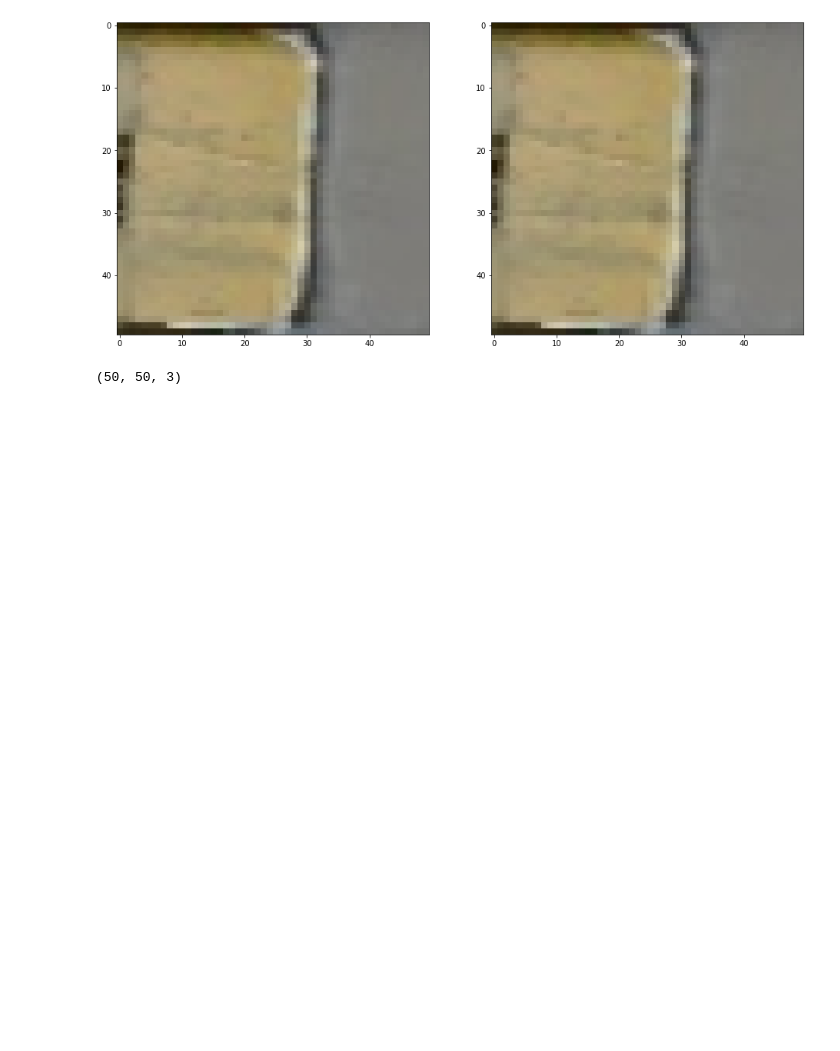
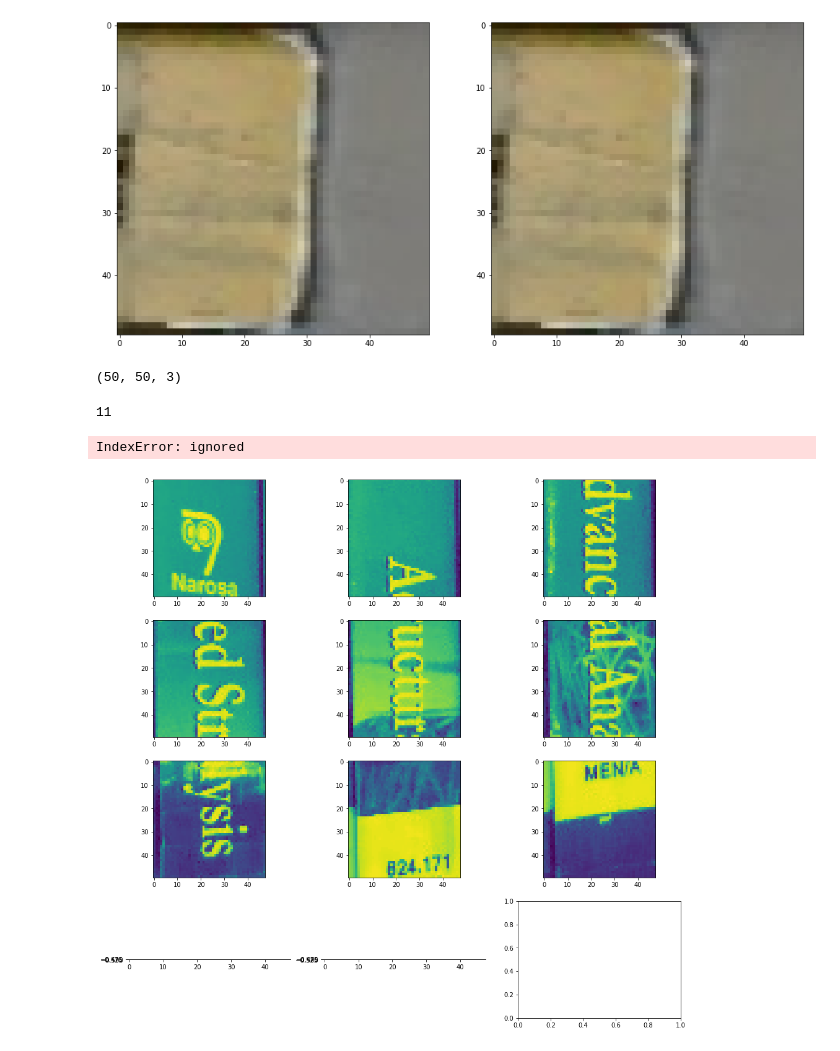
Before and after one commit to rohith033/oelp, a Jupyter notebook: bookdetection_cnn.ipynb, the cells around one changed output. Cells and saved outputs as stored; diff of their text form; code cells hidden in the pictures; blank space fills up the shorter version.

```diff
--- a/bookdetection_cnn.ipynb
+++ b/bookdetection_cnn.ipynb
@@ -236,3 +236,23 @@ chk.shape
 tmp.shape
 # %% [output]
 (50, 50, 3)
+# %%
+# test with gray scale images
+tmp = cv2.imread('./book1.jpeg')
+rot = cv2.rotate(tmp,cv2.ROTATE_90_CLOCKWISE)
+rot=cv2.cvtColor(rot,cv2.COLOR_BGR2GRAY)
+# %%
+# crops
+crops=[]
+for i in range(0,11):
+  crop = rot[0+50*i:50+50*i,0:50]
+  # crop = cv2.resize(crop,(50,50))
+  crops.append(crop)
+fig,axis=plt.subplots(4,3,figsize=(16,16))
+print(len(crops))
+for i,ax in enumerate(axis.flat):
+  ax.imshow(crops[i])
+# %% [output]
+11
+IndexError: ignored
+[figure, added]
```
Also changed, not shown: parts of 2 cells of this notebook.
